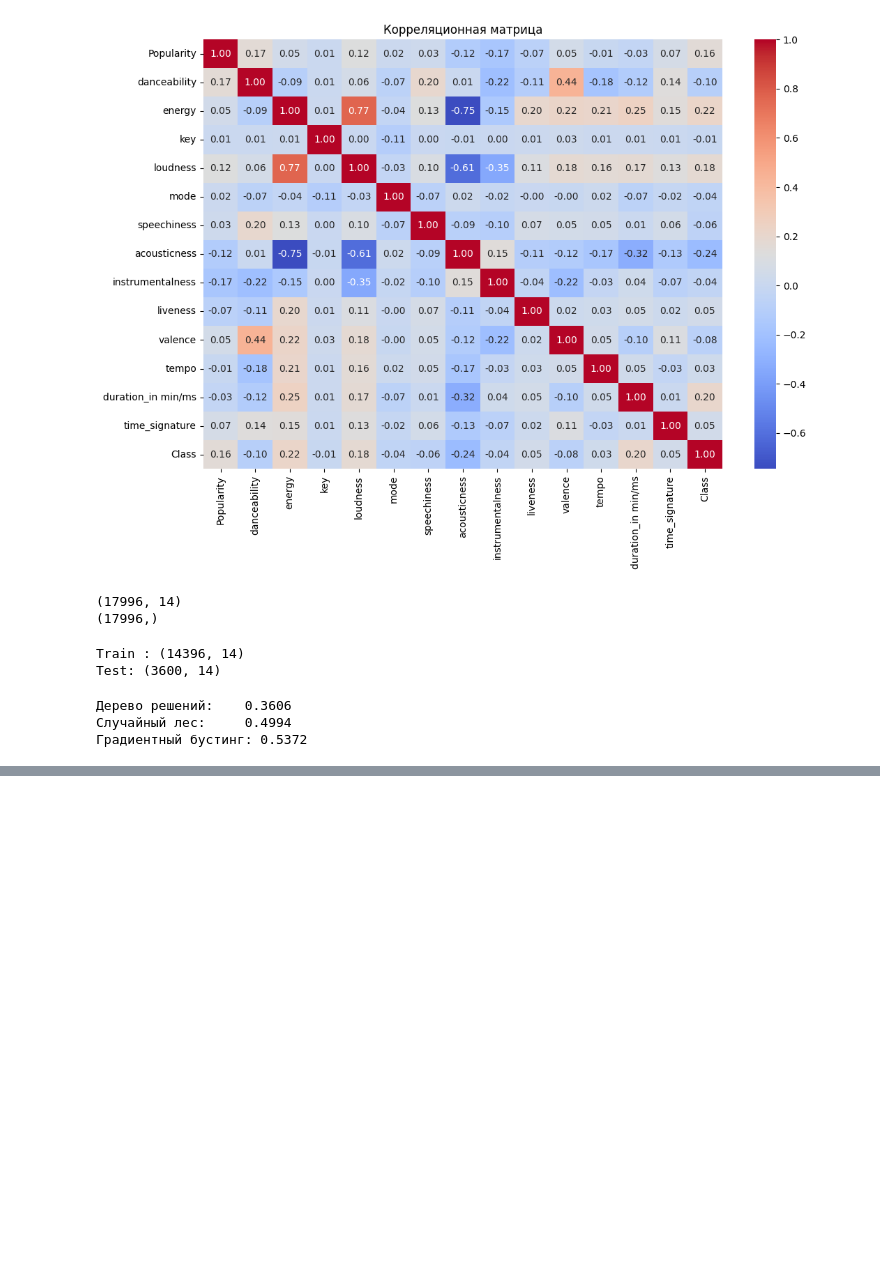
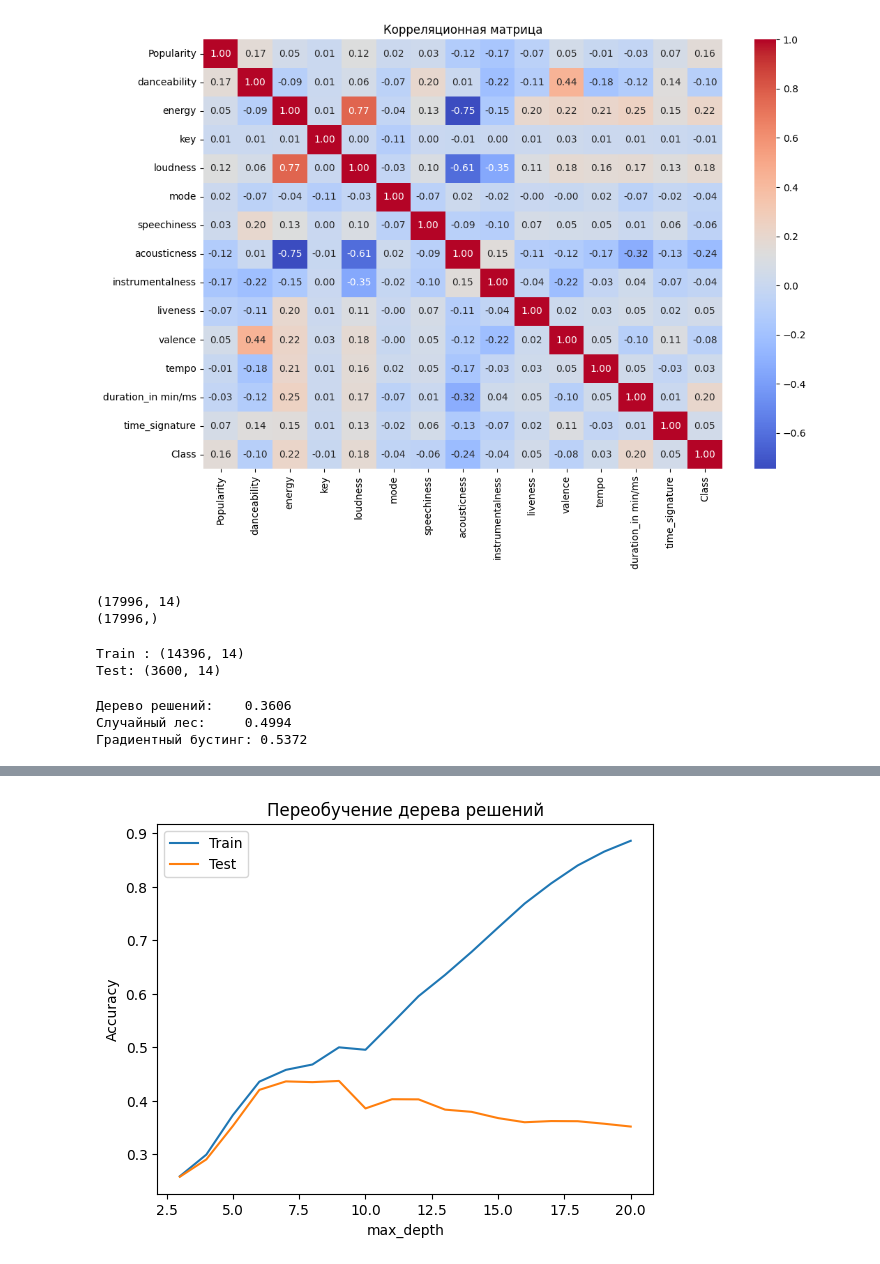
Before and after one commit to vzheltov/machine-learning, a Jupyter notebook: laba2/laba2.ipynb, the cells around one changed output, grey strips where cells are left out. Cells and saved outputs as stored; diff of their text form; code cells hidden in the pictures; blank space fills up the shorter version.

```diff
--- a/laba2/laba2.ipynb
+++ b/laba2/laba2.ipynb
@@ -111,0 +153,20 @@ print(f"Градиентный бустинг: {accuracy_score(y_test, y_pred_gb
+# %%
+depths = range(3, 21)
+train_scores = []
+test_scores = []
+for depth in depths:
+    dt_tmp = DecisionTreeClassifier(
+        max_depth=depth, random_state=42, class_weight="balanced"
+    )
+    dt_tmp.fit(X_train, y_train)
+    train_scores.append(dt_tmp.score(X_train, y_train))
+    test_scores.append(dt_tmp.score(X_test, y_test))
+plt.plot(depths, train_scores, label="Train")
+plt.plot(depths, test_scores, label="Test")
+plt.xlabel("max_depth")
+plt.ylabel("Accuracy")
+plt.title("Переобучение дерева решений")
+plt.legend()
+plt.show()
+# %% [output]
+[figure, added]
```
Also changed, not shown: parts of 7 cells of this notebook.
